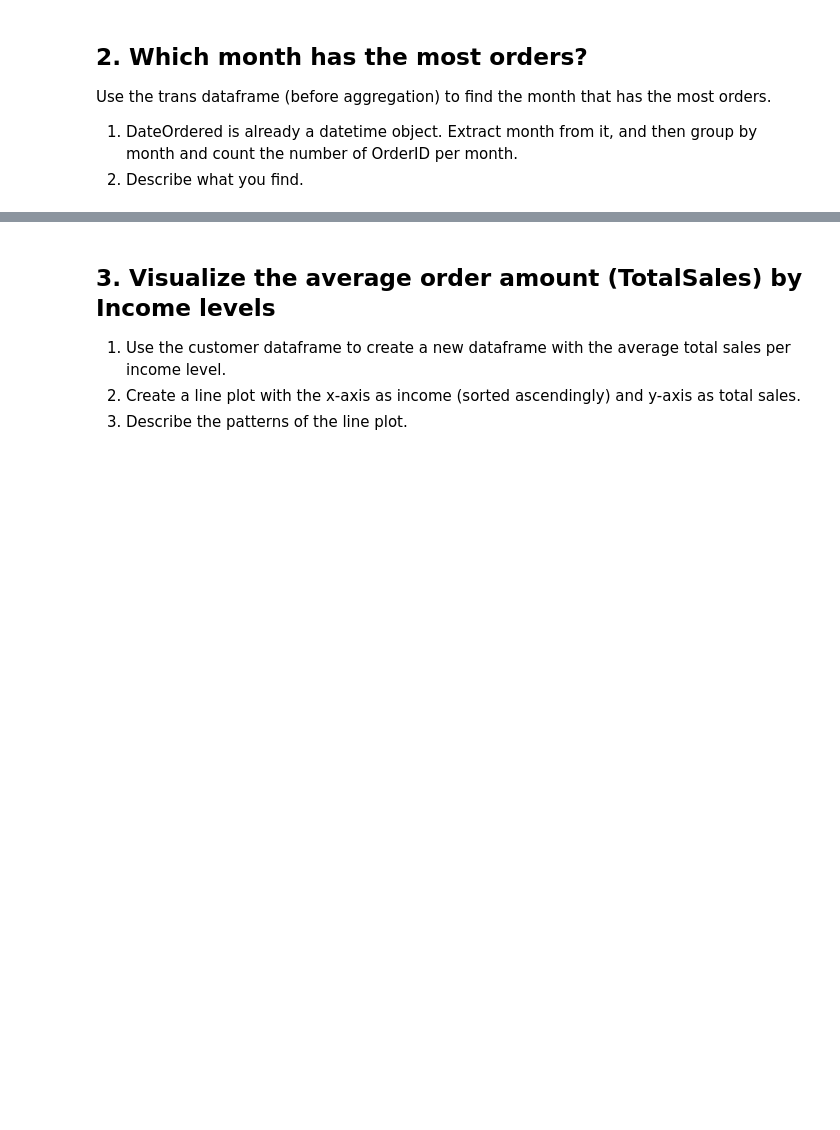
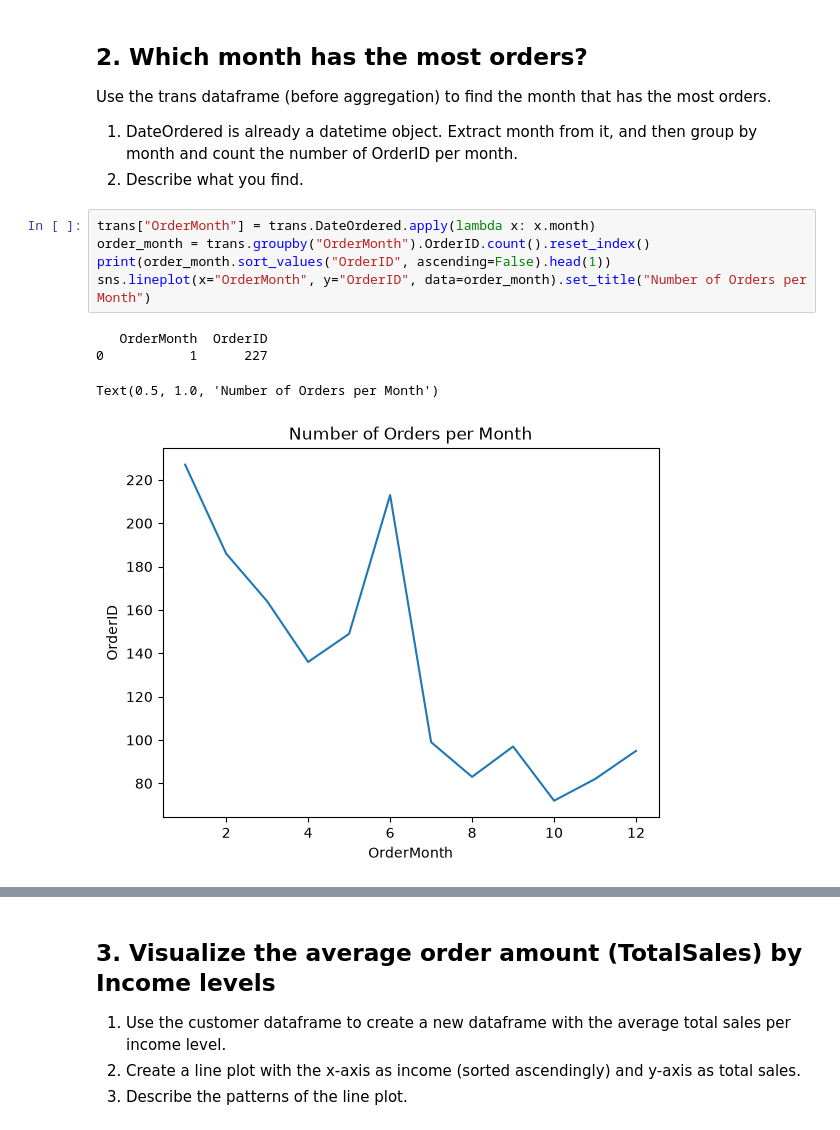
Before and after one commit to junseo25/comm4259-work, a Jupyter notebook: lab_05_06/Lab_05_06-Data_Preparation.ipynb, the cells around one changed output, grey strips where cells are left out. Cells and saved outputs as stored; diff of their text form; blank space fills up the shorter version.

```diff
--- a/lab_05_06/Lab_05_06-Data_Preparation.ipynb
+++ b/lab_05_06/Lab_05_06-Data_Preparation.ipynb
@@ -966,3 +1054,13 @@ print(train.shape, test.shape)
 Use the trans dataframe (before aggregation) to find the month that has the most orders.
 1. DateOrdered is already a datetime object. Extract month from it, and then group by month and count the number of OrderID per month.
 2. Describe what you find.
+# %%
+trans["OrderMonth"] = trans.DateOrdered.apply(lambda x: x.month)
+order_month = trans.groupby("OrderMonth").OrderID.count().reset_index()
+print(order_month.sort_values("OrderID", ascending=False).head(1))
+sns.lineplot(x="OrderMonth", y="OrderID", data=order_month).set_title("Number of Orders per Month")
+# %% [output]
+   OrderMonth  OrderID
+0           1      227
+Text(0.5, 1.0, 'Number of Orders per Month')
+[figure, added]
```
Also changed, not shown: parts of 29 cells of this notebook, 6 other files.
